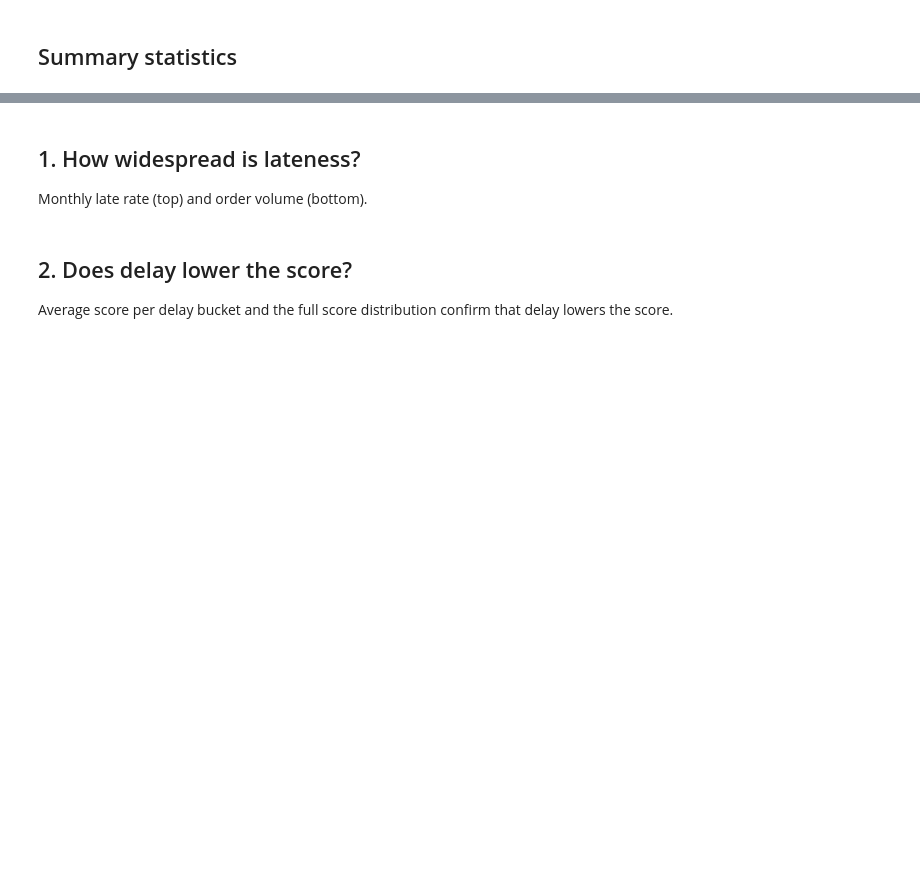
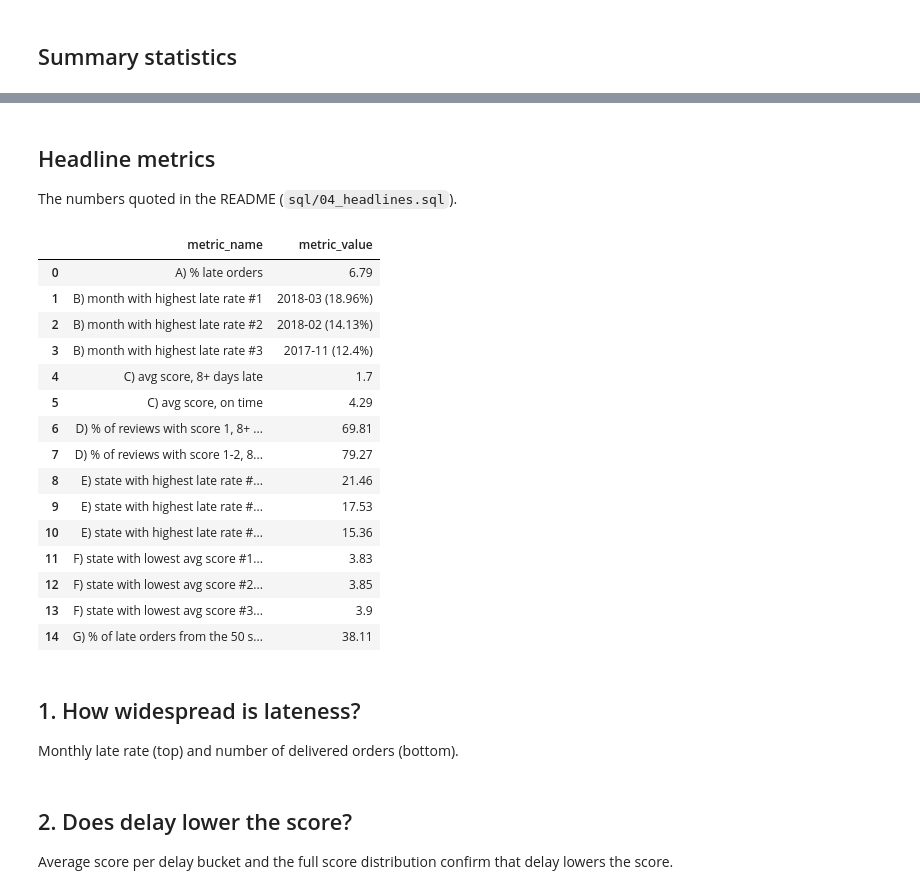
Before and after one commit to sprologuglie/Late-Deliveries-vs.-Customer-Satisfaction-Olist-E-Commerce, a Jupyter notebook: report.ipynb, the cells around one changed output, grey strips where cells are left out. Drawn from its saved outputs; the diff is of its cells as text; code cells hidden in the pictures; blank space fills up the shorter version.

```diff
--- a/report.ipynb
+++ b/report.ipynb
@@ -41,7 +41,31 @@ summary
+# %% [markdown]
+## Headline metrics
+
+The numbers quoted in the README (`sql/04_headlines.sql`).
+# %%
+headlines = q("04_headlines.sql")
+headlines
+# %% [output]
+|  | metric_name | metric_value |
+| 0 | A) % late orders | 6.79 |
+| 1 | B) month with highest late rate #1 | 2018-03 (18.96%) |
+| 2 | B) month with highest late rate #2 | 2018-02 (14.13%) |
+| 3 | B) month with highest late rate #3 | 2017-11 (12.4%) |
+| 4 | C) avg score, 8+ days late | 1.7 |
+| 5 | C) avg score, on time | 4.29 |
+| 6 | D) % of reviews with score 1, 8+ ... | 69.81 |
+| 7 | D) % of reviews with score 1-2, 8... | 79.27 |
+| 8 | E) state with highest late rate #... | 21.46 |
+| 9 | E) state with highest late rate #... | 17.53 |
+| 10 | E) state with highest late rate #... | 15.36 |
+| 11 | F) state with lowest avg score #1... | 3.83 |
+| 12 | F) state with lowest avg score #2... | 3.85 |
+| 13 | F) state with lowest avg score #3... | 3.9 |
+| 14 | G) % of late orders from the 50 s... | 38.11 |
 # %% [markdown]
 ## 1. How widespread is lateness?
 
-Monthly late rate (top) and order volume (bottom).
+Monthly late rate (top) and number of delivered orders (bottom).
 # %%
 monthly = q("q01_monthly_lateness.sql")
 monthly["month"] = pd.to_datetime(monthly["month"])
```
Also changed, not shown: parts of 11 cells of this notebook, 6 other files.
